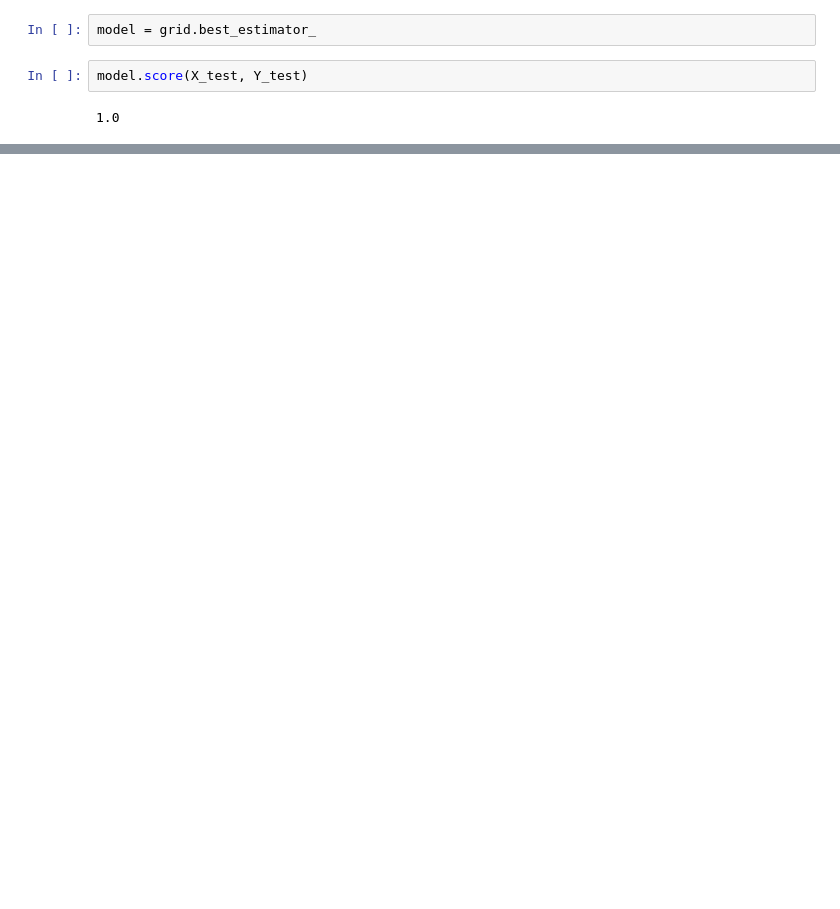
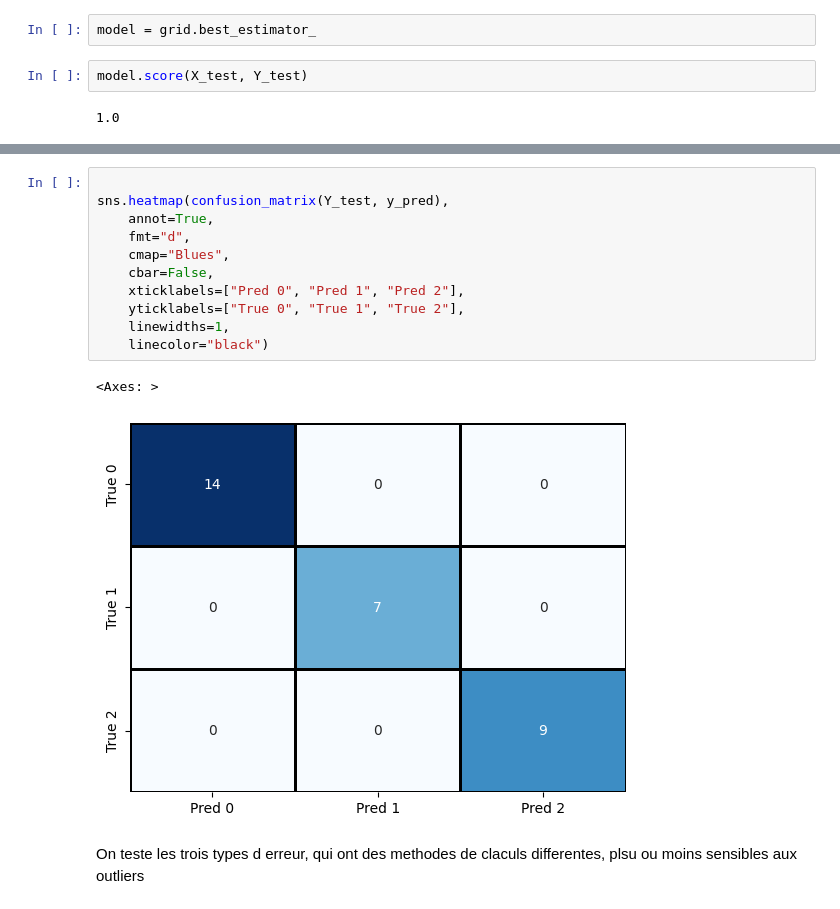
Before and after one commit to fabio-biot/CreditCardFraud, a Jupyter notebook: __exemple_iris_data/preprocessing.ipynb, the cells around one changed output, grey strips where cells are left out. Saved outputs shown, nothing was run; the diff lists cells and outputs as text; blank space fills up the shorter version.

```diff
--- a/__exemple_iris_data/preprocessing.ipynb
+++ b/__exemple_iris_data/preprocessing.ipynb
@@ -171,0 +239,16 @@ model.score(X_test, Y_test)
+# %%
+
+sns.heatmap(confusion_matrix(Y_test, y_pred),
+    annot=True,
+    fmt="d",
+    cmap="Blues",
+    cbar=False,
+    xticklabels=["Pred 0", "Pred 1", "Pred 2"],
+    yticklabels=["True 0", "True 1", "True 2"],
+    linewidths=1,
+    linecolor="black")
+# %% [output]
+<Axes: >
+[figure, added]
+# %% [markdown]
+On teste les trois types d erreur, qui ont des methodes de claculs differentes, plsu ou moins sensibles aux outliers
```
Also changed, not shown: parts of 19 cells of this notebook, 3 other files.
